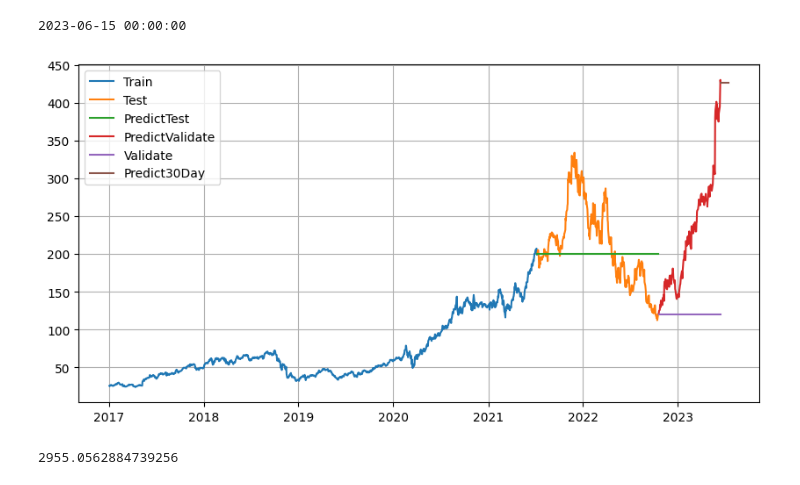
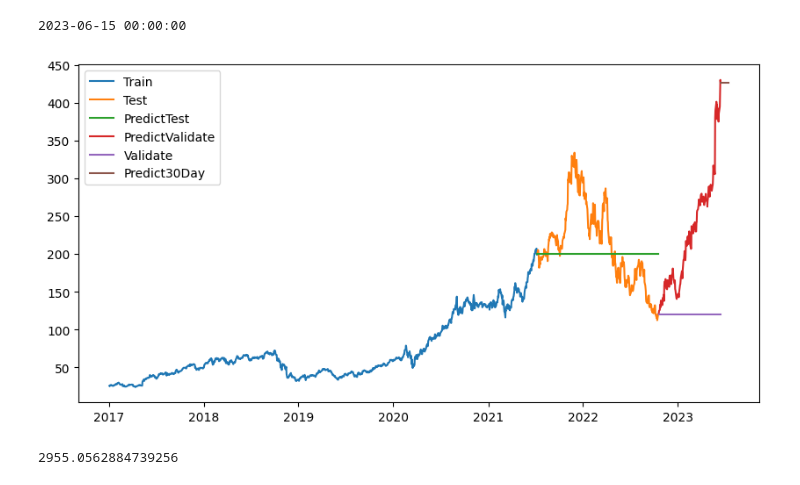
Before and after one commit to dangnghiepcuong/IS403.N21.HTTT_Nhom2, a Jupyter notebook: 6. ETS/SES_NVDA/SES_NVDA_721.ipynb, the cells around one changed output. Drawn from its saved outputs; the diff is of its cells as text; code cells hidden in the pictures.

```diff
--- a/6. ETS/SES_NVDA/SES_NVDA_721.ipynb
+++ b/6. ETS/SES_NVDA/SES_NVDA_721.ipynb
@@ -206,21 +206,21 @@ print(last_date)
 # %%
 # Drawing
 train_data = df[:train_size]
 
 plt.figure(figsize=(10, 5))
 plt.plot(df.index[:train_size], train_data)
 plt.plot(df.index[train_size : train_size + test_size], test_data)
 plt.plot(df.index[train_size : train_size + test_size], y_pred)
 plt.plot(df.index[train_size + test_size :], val_data)
 plt.plot(df.index[train_size + test_size :], y_pred_val)
 plt.plot(index_next_30_days, y_next_30_days)
 plt.legend(['Train', 'Test', 'PredictTest', 'PredictValidate', 'Validate', 'Predict30Day'])
 
-plt.grid()
+# plt.grid()
 # plt.savefig('SES_AMD_631.png')
 plt.show()
 # %% [output]
-[figure, old version]
+[figure, new version]
 # %%
 test_mse = mean_squared_error(test_data, y_pred)
 print(test_mse)
```
Also changed, not shown: 2 other files.
